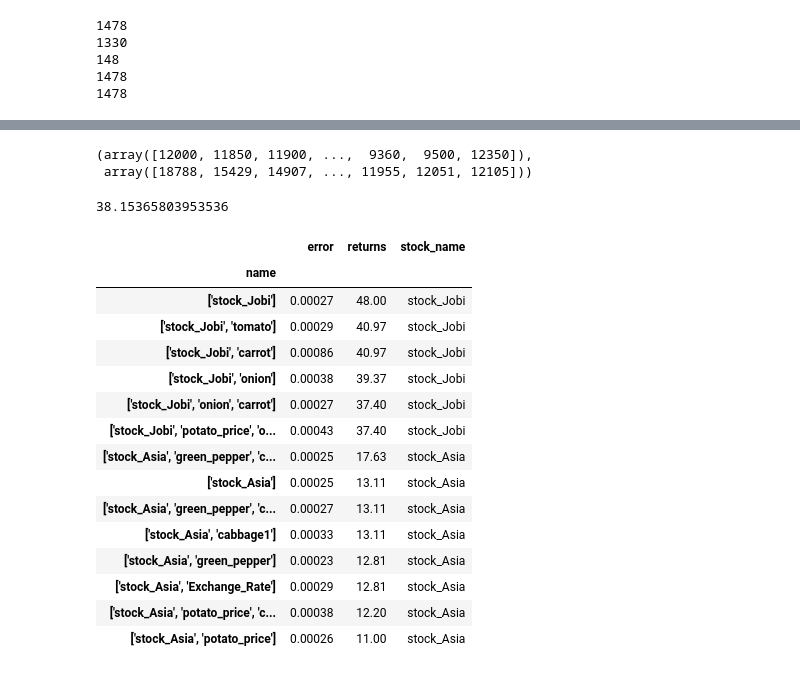
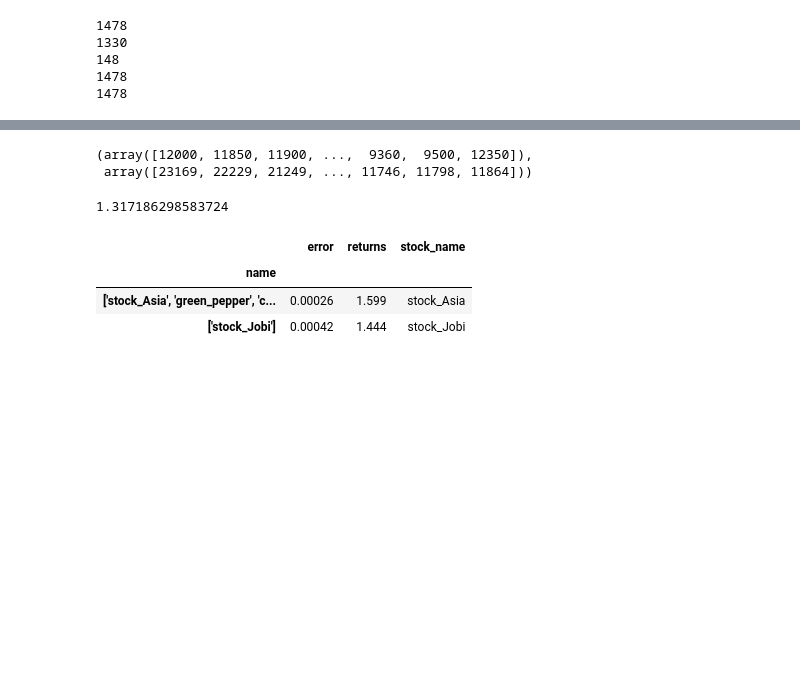
Before and after one commit to sunnight9507/BitAcademy, a Jupyter notebook: Project/Predict_stock.ipynb, the cells around one changed output, grey strips where cells are left out. Saved outputs shown, nothing was run; the diff lists cells and outputs as text; code cells hidden in the pictures; blank space fills up the shorter version.

```diff
--- a/Project/Predict_stock.ipynb
+++ b/Project/Predict_stock.ipynb
@@ -428,34 +424,22 @@ def returns(true, pred, term):
 # %%
-pred()
+pred(model)
 # %% [output]
 (array([12000, 11850, 11900, ...,  9360,  9500, 12350]),
- array([18788, 15429, 14907, ..., 11955, 12051, 12105]))
+ array([23169, 22229, 21249, ..., 11746, 11798, 11864]))
 # %%
-t,p = pred()
+t,p = pred(model)
 # `20년 3월 한달간 수익률
-returns(t, p, 23)
+returns(t,p, 23)
 # %% [output]
-38.15365803953536
+1.317186298583724
 # %%
-result_lst = pd.read_csv('/content/gdrive/My Drive/Colab Notebooks/result_lst.csv', encoding='cp949').set_index('name')
+# returns_lst = pd.DataFrame(columns = ['name','error','returns','stock_name']).set_index('name')
+# returns_lst
+returns_lst = pd.read_csv('/content/gdrive/My Drive/Colab Notebooks/Bit_project/returns_lst.csv', encoding='cp949').set_index('name')
 
-result_lst
-
-# result_lst = pd.DataFrame(columns = ['name','error','returns']).set_index('name')
+returns_lst
 # %% [output]
 |  | error | returns | stock_name |
 | name |  |  |  |
-| ['stock_Jobi'] | 0.00027 | 48.00 | stock_Jobi |
-| ['stock_Jobi', 'tomato'] | 0.00029 | 40.97 | stock_Jobi |
-| ['stock_Jobi', 'carrot'] | 0.00086 | 40.97 | stock_Jobi |
-| ['stock_Jobi', 'onion'] | 0.00038 | 39.37 | stock_Jobi |
-| ['stock_Jobi', 'onion', 'carrot'] | 0.00027 | 37.40 | stock_Jobi |
-| ['stock_Jobi', 'potato_price', 'o... | 0.00043 | 37.40 | stock_Jobi |
-| ['stock_Asia', 'green_pepper', 'c... | 0.00025 | 17.63 | stock_Asia |
-| ['stock_Asia'] | 0.00025 | 13.11 | stock_Asia |
-| ['stock_Asia', 'green_pepper', 'c... | 0.00027 | 13.11 | stock_Asia |
-| ['stock_Asia', 'cabbage1'] | 0.00033 | 13.11 | stock_Asia |
-| ['stock_Asia', 'green_pepper'] | 0.00023 | 12.81 | stock_Asia |
-| ['stock_Asia', 'Exchange_Rate'] | 0.00029 | 12.81 | stock_Asia |
-| ['stock_Asia', 'potato_price', 'c... | 0.00038 | 12.20 | stock_Asia |
-| ['stock_Asia', 'potato_price'] | 0.00026 | 11.00 | stock_Asia |
+| ['stock_Asia', 'green_pepper', 'c... | 0.00026 | 1.599 | stock_Asia |
+| ['stock_Jobi'] | 0.00042 | 1.444 | stock_Jobi |
```
Also changed, not shown: parts of 25 cells of this notebook.
